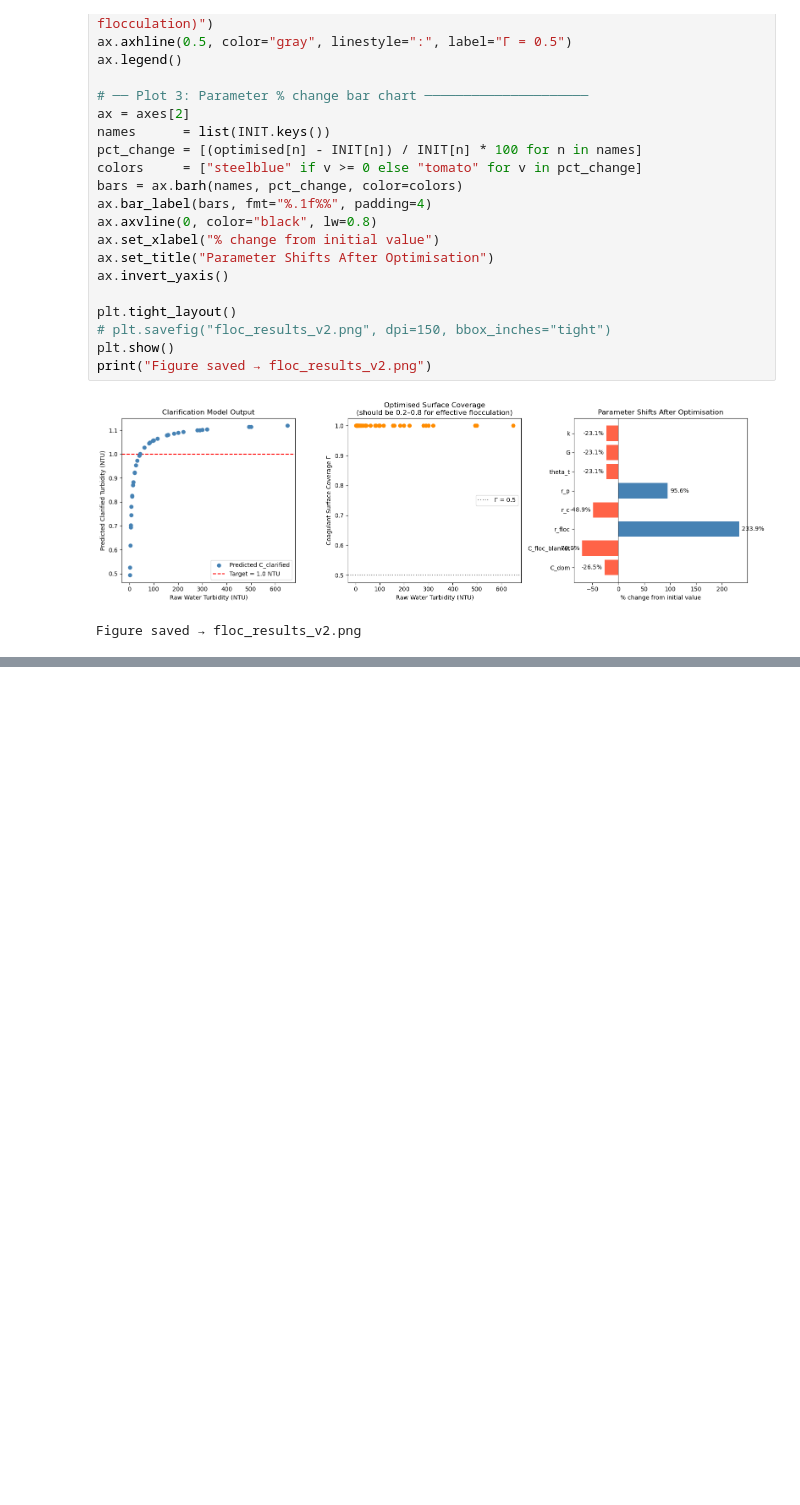
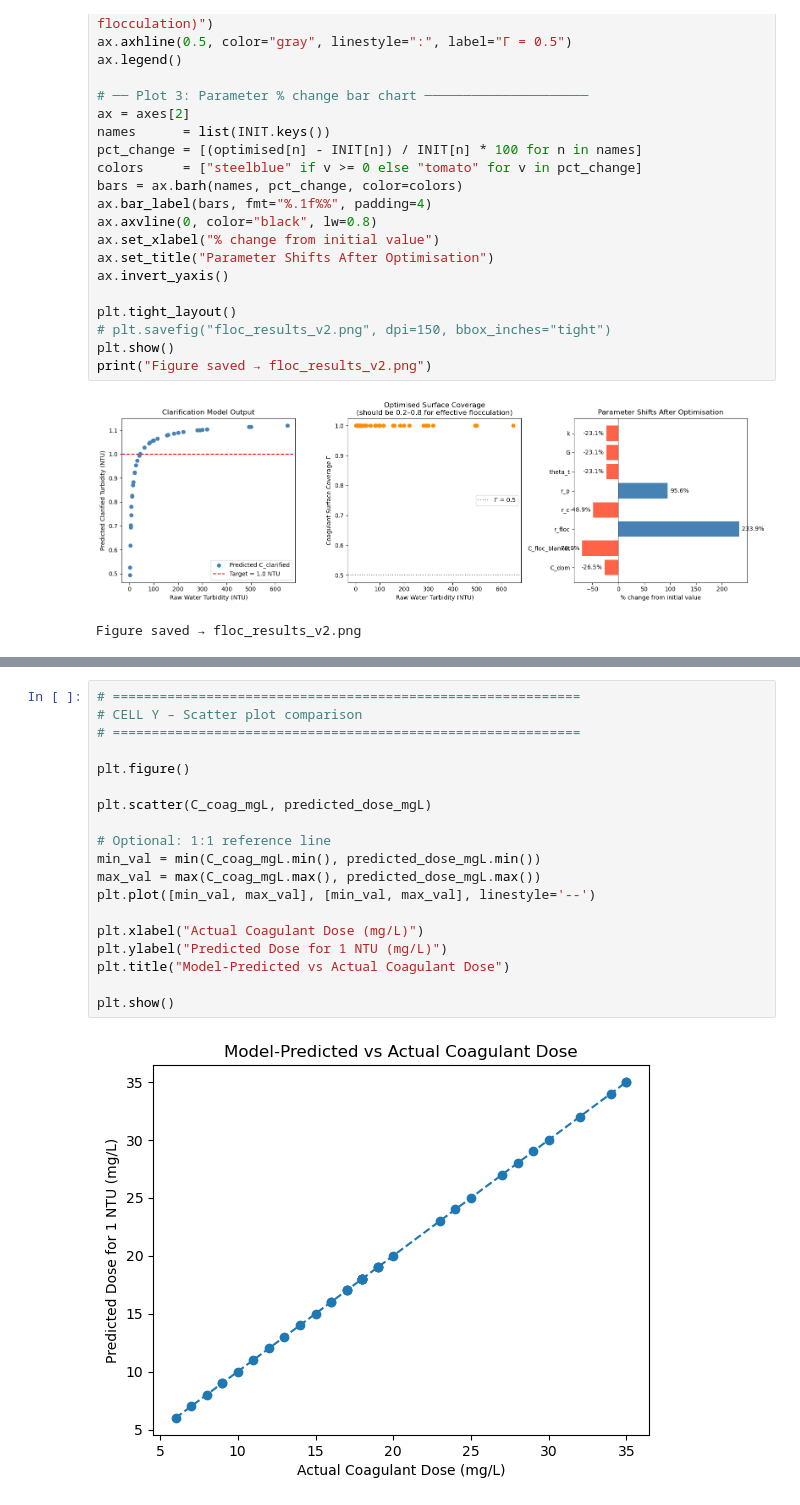
Before and after one commit to AguaClara/floc_modeling, a Jupyter notebook: Spring 2026/Model Fitting/Model_Fitting_SP26.ipynb, the cells around one changed output, grey strips where cells are left out. Cells and saved outputs as stored; diff of their text form; blank space fills up the shorter version.

```diff
--- a/Spring 2026/Model Fitting/Model_Fitting_SP26.ipynb
+++ b/Spring 2026/Model Fitting/Model_Fitting_SP26.ipynb
@@ -444,0 +483,21 @@ print(f"  Target             = {C_TARGET_NTU:.1f} NTU")
+# %%
+# ============================================================
+# CELL Y – Scatter plot comparison
+# ============================================================
+
+plt.figure()
+
+plt.scatter(C_coag_mgL, predicted_dose_mgL)
+
+# Optional: 1:1 reference line
+min_val = min(C_coag_mgL.min(), predicted_dose_mgL.min())
+max_val = max(C_coag_mgL.max(), predicted_dose_mgL.max())
+plt.plot([min_val, max_val], [min_val, max_val], linestyle='--')
+
+plt.xlabel("Actual Coagulant Dose (mg/L)")
+plt.ylabel("Predicted Dose for 1 NTU (mg/L)")
+plt.title("Model-Predicted vs Actual Coagulant Dose")
+
+plt.show()
+# %% [output]
+[figure, added]
```
Also changed, not shown: parts of 3 cells of this notebook.
